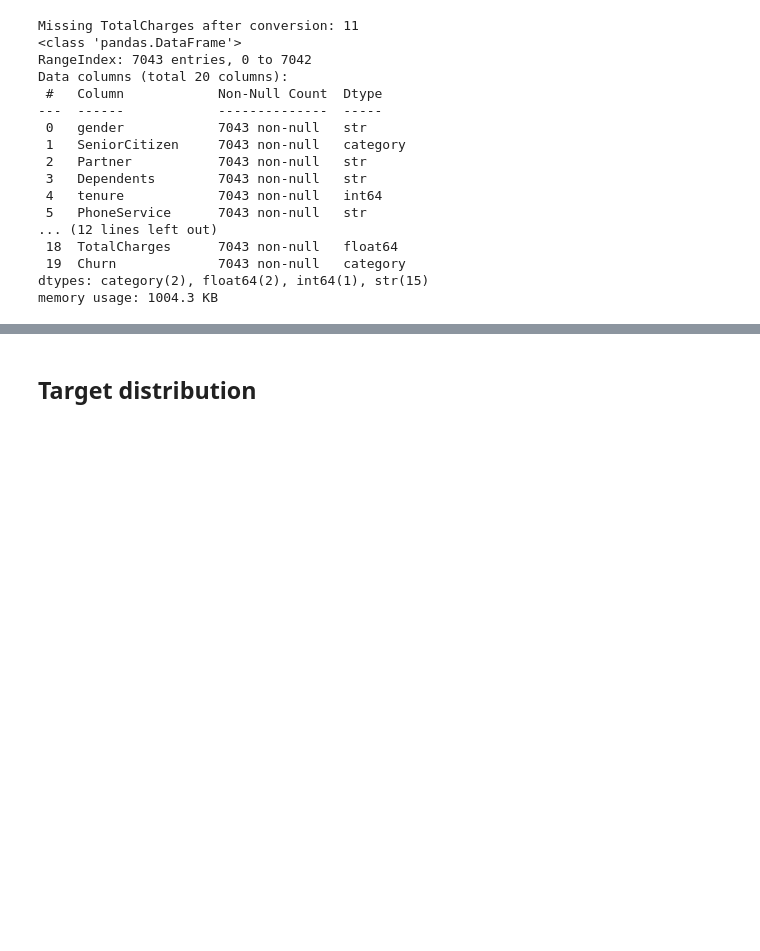
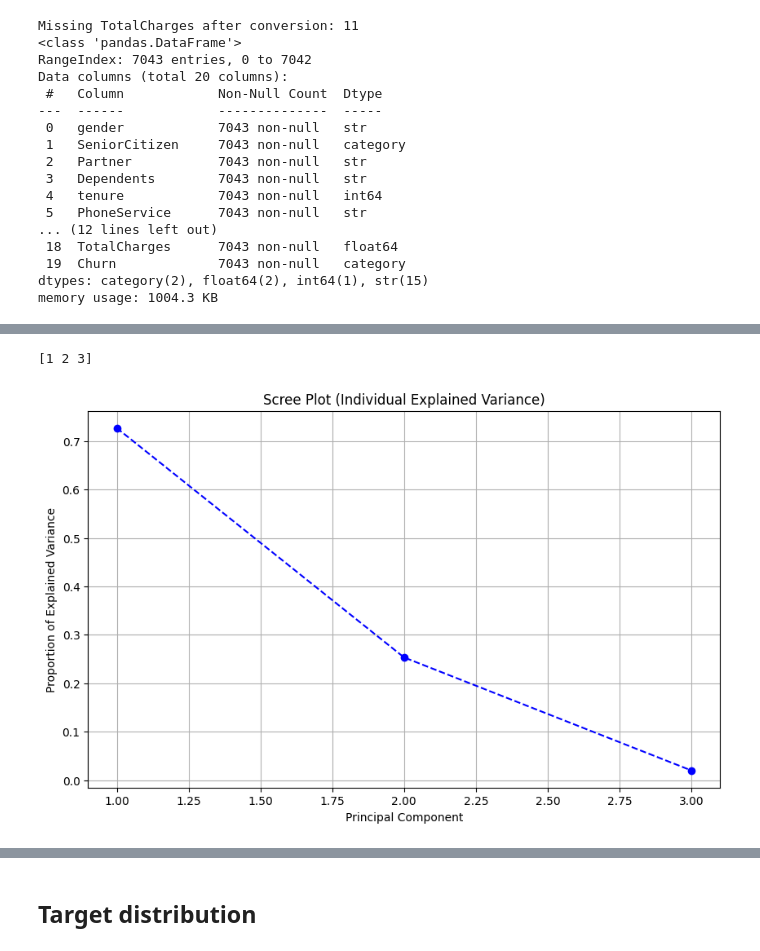
Before and after one commit to giosroom99/telco-churn-eda, a Jupyter notebook: notebooks/01_telco_churn_eda.ipynb, the cells around one changed output, grey strips where cells are left out. Cells and saved outputs as stored; diff of their text form; code cells hidden in the pictures; blank space fills up the shorter version.

```diff
--- a/notebooks/01_telco_churn_eda.ipynb
+++ b/notebooks/01_telco_churn_eda.ipynb
@@ -145,0 +175,10 @@ memory usage: 1004.3 KB
+# %%
+from sklearn.decomposition import PCA
+
+pca= PCA()
+pca.fit(df_scaled_array)
+
+explained_variance_ratio = pca.explained_variance_ratio_
+
+# Get the cumulative explained variance
+cumulative_explained_variance = np.cumsum(explained_variance_ratio)
@@ -145,0 +220,14 @@ memory usage: 1004.3 KB
+# %%
+# Generate component numbers (PC1, PC2, etc.)
+pc_numbers = np.arange(len(explained_variance_ratio)) + 1
+
+plt.figure(figsize=(10, 6))
+plt.plot(pc_numbers, explained_variance_ratio, marker='o', linestyle='--', color='b')
+plt.title('Scree Plot (Individual Explained Variance)')
+plt.xlabel('Principal Component')
+plt.ylabel('Proportion of Explained Variance')
+plt.grid(True)
+plt.show()
+# %% [output]
+[1 2 3]
+[figure, added]
```
Also changed, not shown: parts of 9 cells of this notebook.
